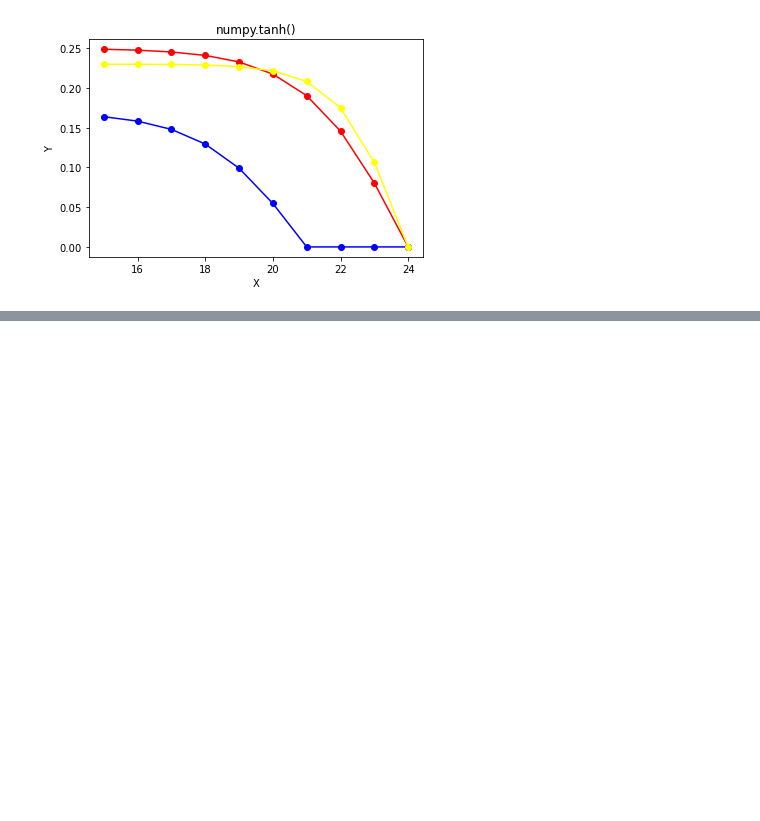
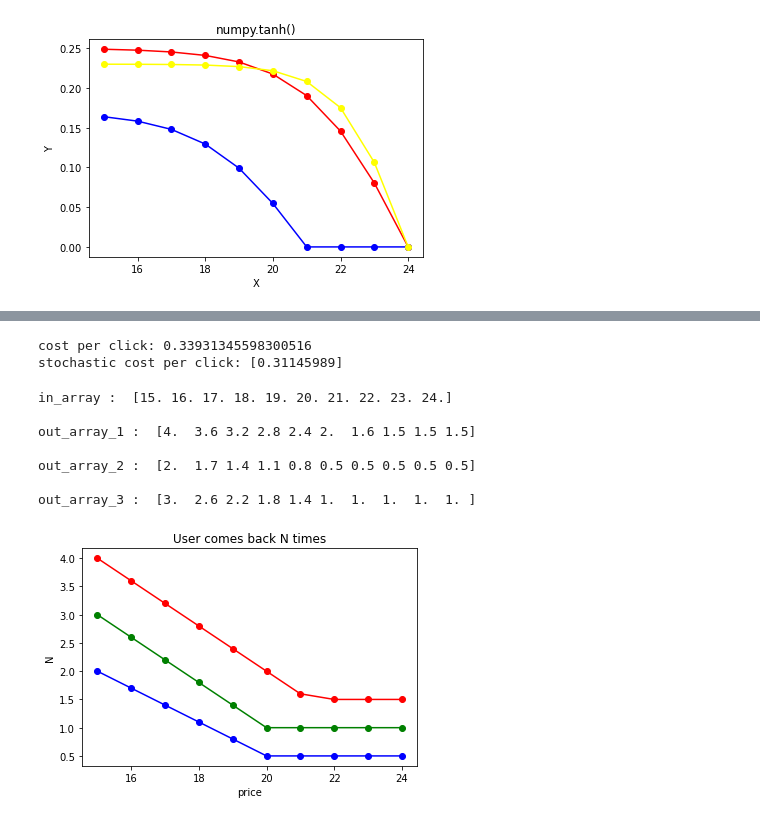
Before and after one commit to fcolombo7/DataIntelligenceApplications, a Jupyter notebook: data_generators/test.ipynb, the cells around one changed output, grey strips where cells are left out. Drawn from its saved outputs; the diff is of its cells as text; code cells hidden in the pictures; blank space fills up the shorter version.

```diff
--- a/data_generators/test.ipynb
+++ b/data_generators/test.ipynb
@@ -189,0 +249,75 @@ out_array_3 :  [0.22994324 0.22984574 0.22958092 0.22886259 0.22692129 0.2217263
+# %%
+#example of stochasticity on cost per click
+
+price=17
+
+cost_per_click= coefficient_1 * np.tanh(-x_offset_1+ price / dilation_1) + y_offset_1
+
+print("cost per click:" , cost_per_click)
+
+noise=0.05
+
+sample=np.random.normal(loc=cost_per_click,scale=noise,size=1)
+
+print("stochastic cost per click:" , sample)
+# %% [output]
+cost per click: 0.33931345598300516
+stochastic cost per click: [0.31145989]
+# %%
+#Number of times user comes back
+#ASSUMPTION: Dependancy on the price
+
+coefficient_1 = 0.4
+min_price_1 = 15
+max_number_1 = 4
+lower_bound_1= 1.5
+
+
+coefficient_2 = 0.3
+min_price_2 = 15
+max_number_2 = 2
+lower_bound_2= 0.5
+
+
+coefficient_3 = 0.4
+min_price_3 = 15
+max_number_3 = 3
+lower_bound_3=1
+
+out_1= coefficient_1 * (-in_array + min_price_1) + max_number_1
+
+out_1=np.maximum(lower_bound_1,out_1)
+
+
+out_2= coefficient_2 * (-in_array + min_price_2) + max_number_2
+
+out_2=np.maximum(lower_bound_2,out_2)
+
+
+out_3= coefficient_3 * (-in_array + min_price_3) + max_number_3
+
+out_3=np.maximum(lower_bound_3,out_3)
+
+
+print("in_array : ", in_array)
+print("\nout_array_1 : ", out_1)
+print("\nout_array_2 : ", out_2)
+print("\nout_array_3 : ", out_3)
+
+# red for numpy.tanh()
+plt.plot(in_array, out_1, color = 'red', marker = "o")
+plt.plot(in_array, out_2, color = 'blue', marker = "o")
+plt.plot(in_array, out_3, color = 'green', marker = "o")
+plt.title("User comes back N times")
+plt.xlabel("price")
+plt.ylabel("N")
+plt.show()
+# %% [output]
+in_array :  [15. 16. 17. 18. 19. 20. 21. 22. 23. 24.]
+
+out_array_1 :  [4.  3.6 3.2 2.8 2.4 2.  1.6 1.5 1.5 1.5]
+
+out_array_2 :  [2.  1.7 1.4 1.1 0.8 0.5 0.5 0.5 0.5 0.5]
+
+out_array_3 :  [3.  2.6 2.2 1.8 1.4 1.  1.  1.  1.  1. ]
+[figure, added]
```
Also changed, not shown: parts of 3 cells of this notebook.
